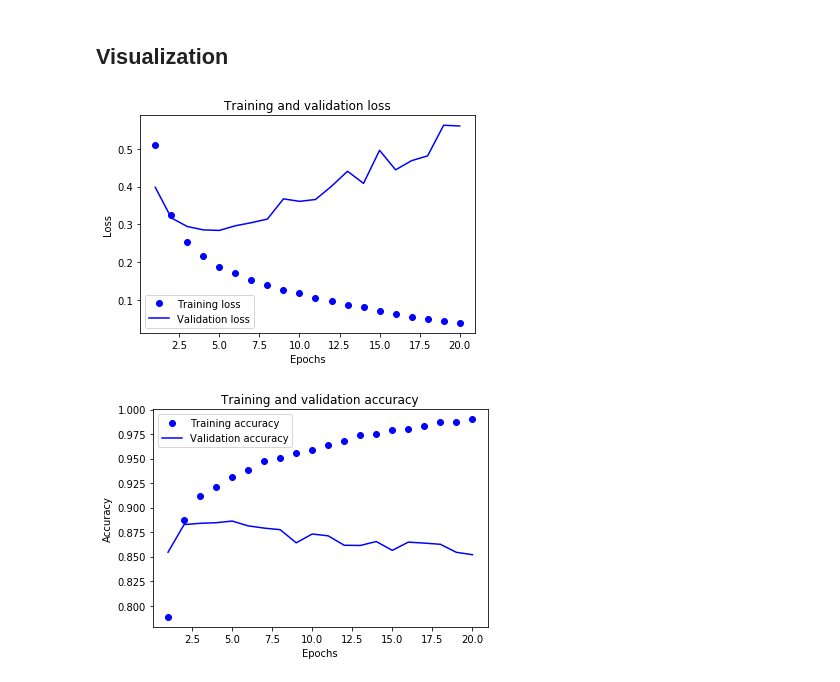
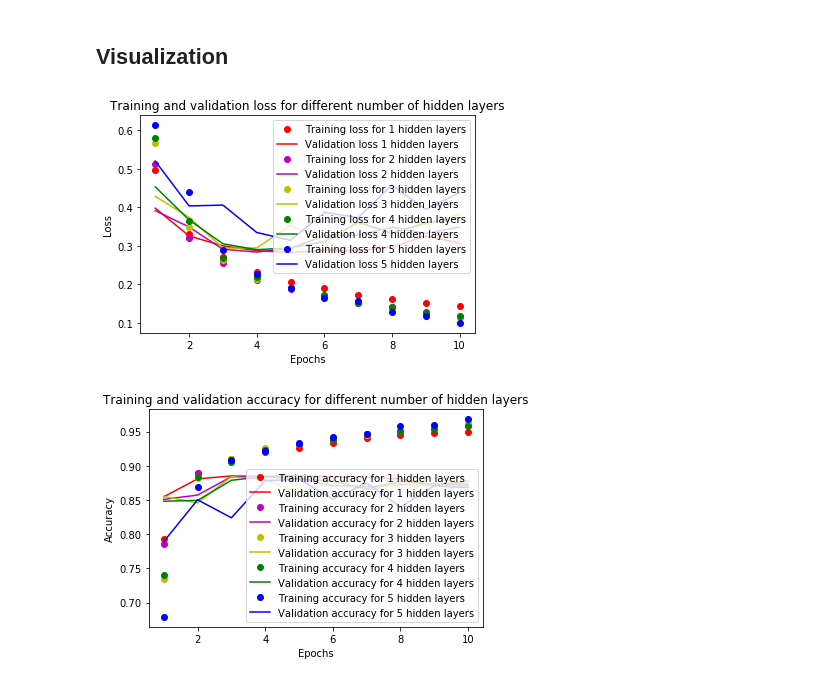
Before and after one commit to felixjohanlehmann/Learning_keras, a Jupyter notebook: Keras_imdb_binary_classification_example.ipynb, the cells around one changed output. Cells and saved outputs as stored; diff of their text form; code cells hidden in the pictures.

Commit message:
evaluation of different numbers of hidden layers

```diff
--- a/Keras_imdb_binary_classification_example.ipynb
+++ b/Keras_imdb_binary_classification_example.ipynb
@@ -37,3 +45,12 @@ model.compile(optimizer = 'rmsprop', loss = 'binary_crossentropy', metrics = ['a
+# %%
+max_number_of_hidden_layers = 5
+models = [build_model(i) for i in range(1 ,max_number_of_hidden_layers + 1)]
 # %%
-num_epochs = 20
-history = model.fit(partial_x_train, partial_y_train,epochs = num_epochs, batch_size = 512, validation_data = (x_val, y_val))
+num_epochs = 10
+history = []
+for model in models:
+    history.append(model.fit(partial_x_train,
+                             partial_y_train,
+                             epochs = num_epochs,
+                             batch_size = 512,
+                             validation_data = (x_val, y_val), verbose = 0))
@@ -60,32 +59,47 @@ Epoch 20/20
 # %%
 import matplotlib.pyplot as plt
 
-history_dict = history.history
-loss_values = history_dict['loss']
-val_loss_values = history_dict['val_loss']
+history_dict_list = []
+loss_values_list = []
+val_loss_values_list = []
+epochs = range(1, num_epochs + 1)
+colors1 = ['ro', 'mo', 'yo', 'go', 'bo']
+colors2 = ['r', 'm', 'y', 'g', 'b']
 
-epochs = range(1, num_epochs + 1)
+for index, h in enumerate(history):
+    history_dict_list.append(h.history)
+    loss_values_list.append(history_dict_list[index]['loss'])
+    val_loss_values_list.append(history_dict_list[index]['val_loss'])
 
-plt.plot(epochs, loss_values, 'bo', label = 'Training loss')
-plt.plot(epochs, val_loss_values, 'b', label = 'Validation loss')
-plt.title('Training and validation loss')
+    plt.plot(epochs, loss_values_list[index], colors1[index], label = 'Training loss for ' + str(index + 1) + ' hidden layers')
+    plt.plot(epochs, val_loss_values_list[index], colors2[index], label = 'Validation loss ' + str(index + 1) + ' hidden layers')
+
+plt.title('Training and validation loss for different number of hidden layers')
 plt.xlabel('Epochs')
 plt.ylabel('Loss')
 plt.legend()
 plt.show()
 # %% [output]
-[figure, old version]
+[figure, new version]
 # %%
 plt.clf()
-acc_values = history_dict['acc']
-val_acc_values = history_dict['val_acc']
 
-plt.plot(epochs, acc_values, 'bo', label = 'Training accuracy')
-plt.plot(epochs, val_acc_values, 'b', label = 'Validation accuracy')
-plt.title('Training and validation accuracy')
+acc_values_list = []
+val_acc_values_list = []
+
+for index, h in enumerate(history):
+
+    acc_values_list.append(history_dict_list[index]['acc'])
+    val_acc_values_list.append(history_dict_list[index]['val_acc'])
+
+    plt.plot(epochs, acc_values_list[index], colors1[index], label = 'Training accuracy for ' + str(index + 1) + ' hidden layers')
+    plt.plot(epochs, val_acc_values_list[index], colors2[index], label = 'Validation accuracy for ' + str(index + 1) + ' hidden layers')
+
+    plt.title('Training and validation accuracy for different number of hidden layers')
+
 plt.xlabel('Epochs')
 plt.ylabel('Accuracy')
 plt.legend()
 plt.show()
 # %% [output]
-[figure, old version]
+[figure, new version]
```
Also changed, not shown: parts of 3 cells of this notebook.
